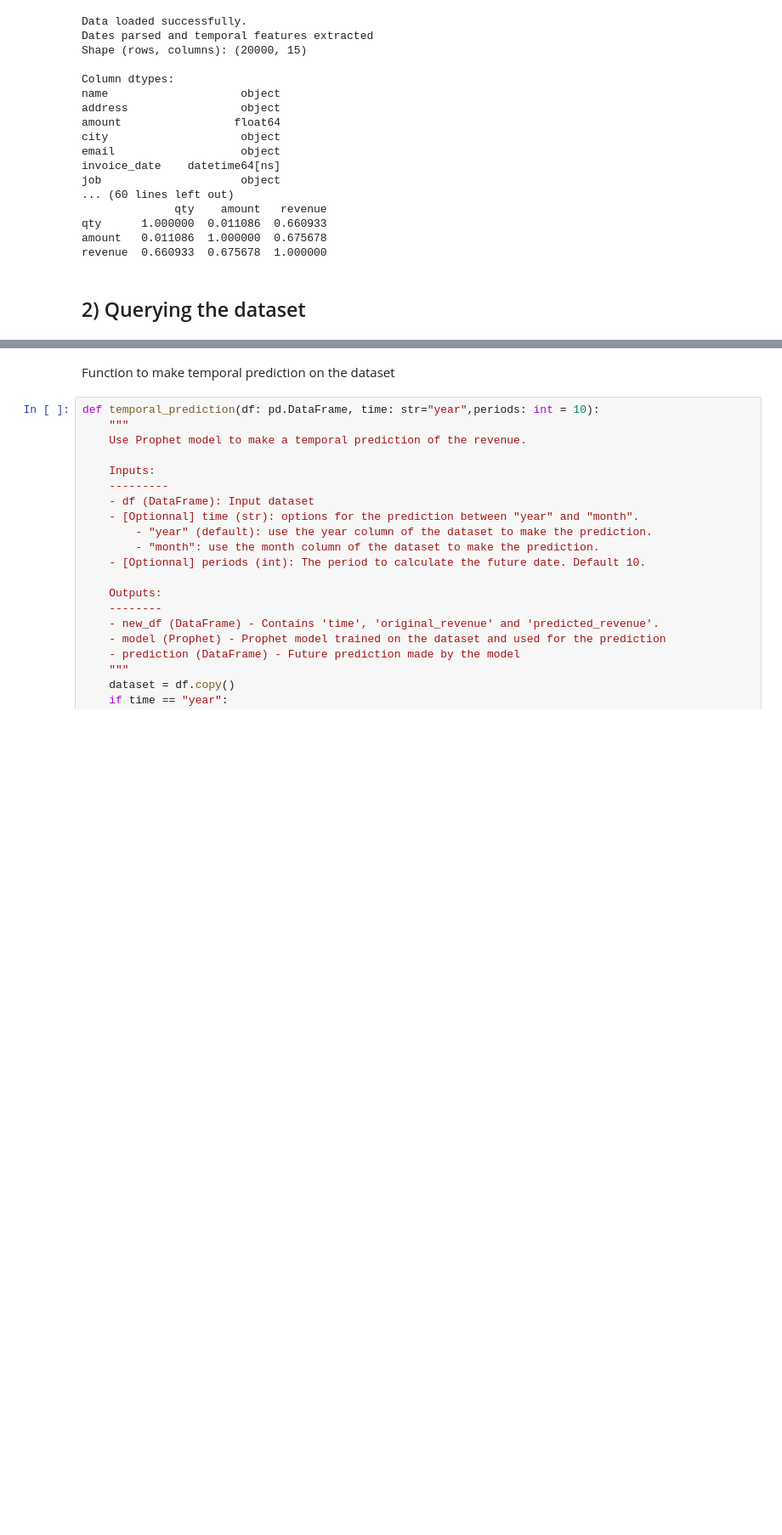
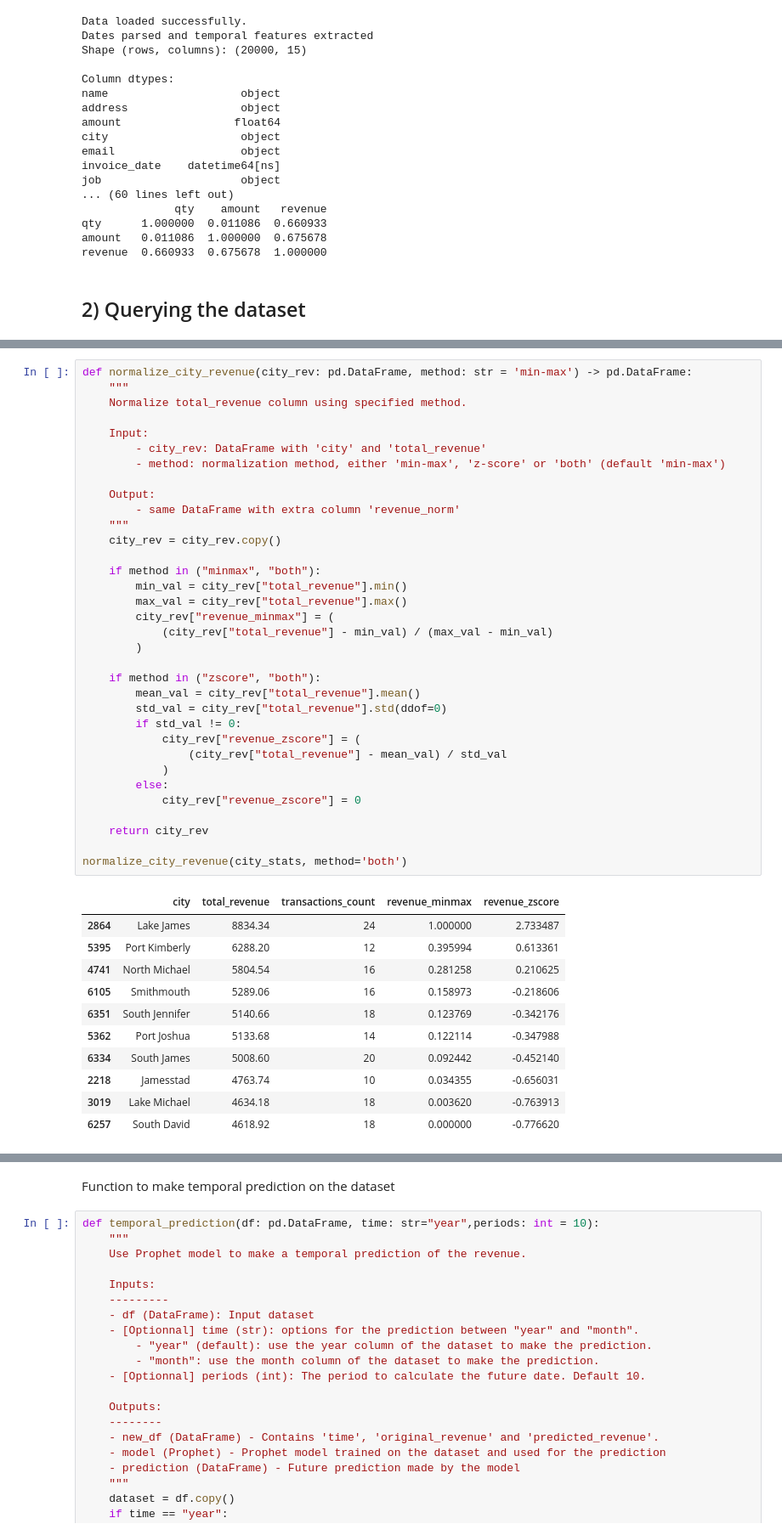
Before and after one commit to Loro67/invoices-data-analysis, a Jupyter notebook: Invoices-Dataset-Analysis.ipynb, the cells around one changed output, grey strips where cells are left out. Shown at 85% size. Cells and saved outputs as stored; diff of their text form; blank space fills up the shorter version.

```diff
--- a/Invoices-Dataset-Analysis.ipynb
+++ b/Invoices-Dataset-Analysis.ipynb
@@ -271,0 +305,46 @@ def indicator_top_cities(df: pd.DataFrame, n: int = 10) -> pd.DataFrame:
+# %%
+def normalize_city_revenue(city_rev: pd.DataFrame, method: str = 'min-max') -> pd.DataFrame:
+    """
+    Normalize total_revenue column using specified method.
+
+    Input:
+        - city_rev: DataFrame with 'city' and 'total_revenue'
+        - method: normalization method, either 'min-max', 'z-score' or 'both' (default 'min-max')
+
+    Output:
+        - same DataFrame with extra column 'revenue_norm'
+    """
+    city_rev = city_rev.copy()
+
+    if method in ("minmax", "both"):
+        min_val = city_rev["total_revenue"].min()
+        max_val = city_rev["total_revenue"].max()
+        city_rev["revenue_minmax"] = (
+            (city_rev["total_revenue"] - min_val) / (max_val - min_val)
+        )
+
+    if method in ("zscore", "both"):
+        mean_val = city_rev["total_revenue"].mean()
+        std_val = city_rev["total_revenue"].std(ddof=0)
+        if std_val != 0:
+            city_rev["revenue_zscore"] = (
+                (city_rev["total_revenue"] - mean_val) / std_val
+            )
+        else:
+            city_rev["revenue_zscore"] = 0
+
+    return city_rev
+
+normalize_city_revenue(city_stats, method='both')
+# %% [output]
+|  | city | total_revenue | transactions_count | revenue_minmax | revenue_zscore |
+| 2864 | Lake James | 8834.34 | 24 | 1.000000 | 2.733487 |
+| 5395 | Port Kimberly | 6288.20 | 12 | 0.395994 | 0.613361 |
+| 4741 | North Michael | 5804.54 | 16 | 0.281258 | 0.210625 |
+| 6105 | Smithmouth | 5289.06 | 16 | 0.158973 | -0.218606 |
+| 6351 | South Jennifer | 5140.66 | 18 | 0.123769 | -0.342176 |
+| 5362 | Port Joshua | 5133.68 | 14 | 0.122114 | -0.347988 |
+| 6334 | South James | 5008.60 | 20 | 0.092442 | -0.452140 |
+| 2218 | Jamesstad | 4763.74 | 10 | 0.034355 | -0.656031 |
+| 3019 | Lake Michael | 4634.18 | 18 | 0.003620 | -0.763913 |
+| 6257 | South David | 4618.92 | 18 | 0.000000 | -0.776620 |
```
Also changed, not shown: parts of 16 cells of this notebook.
